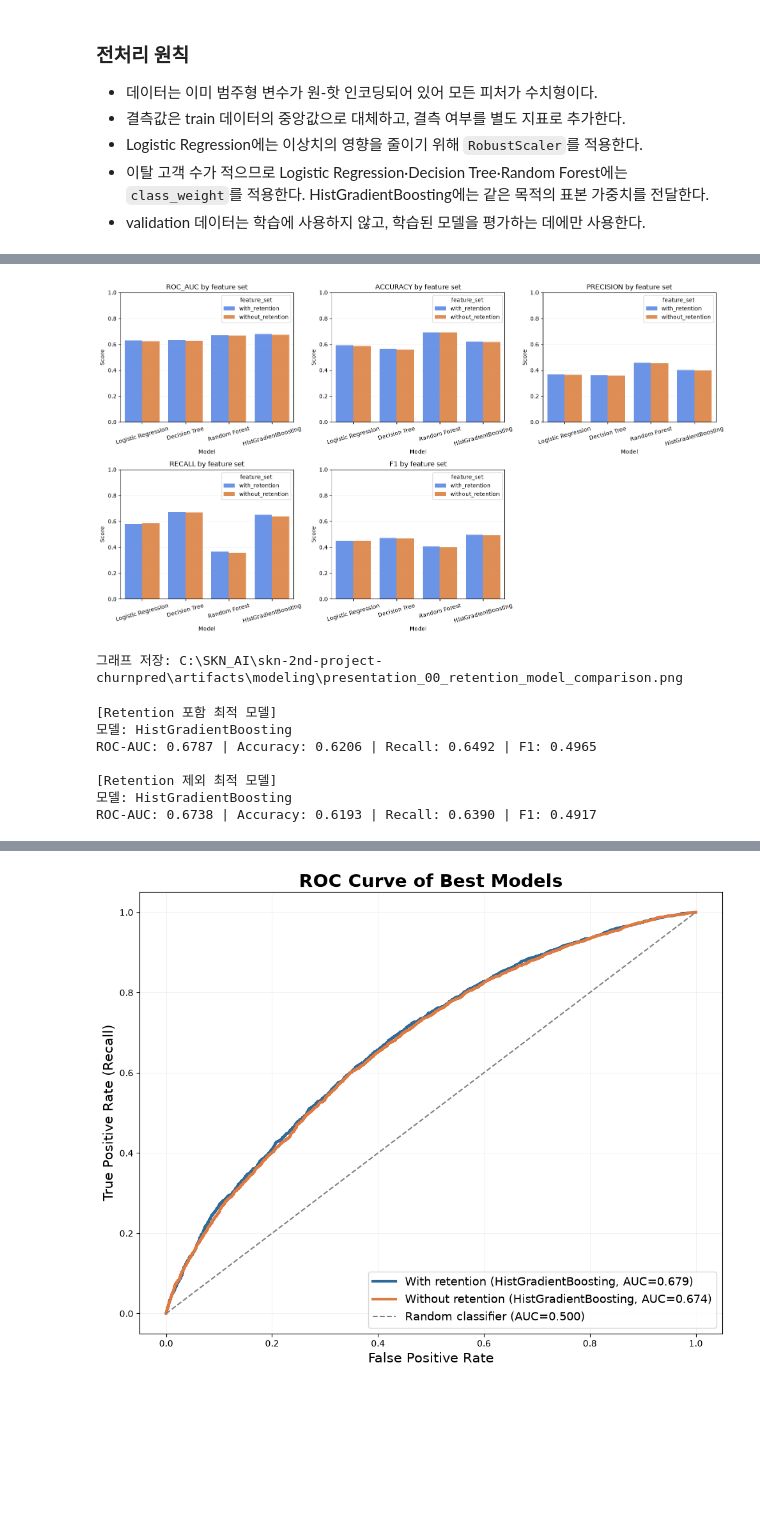
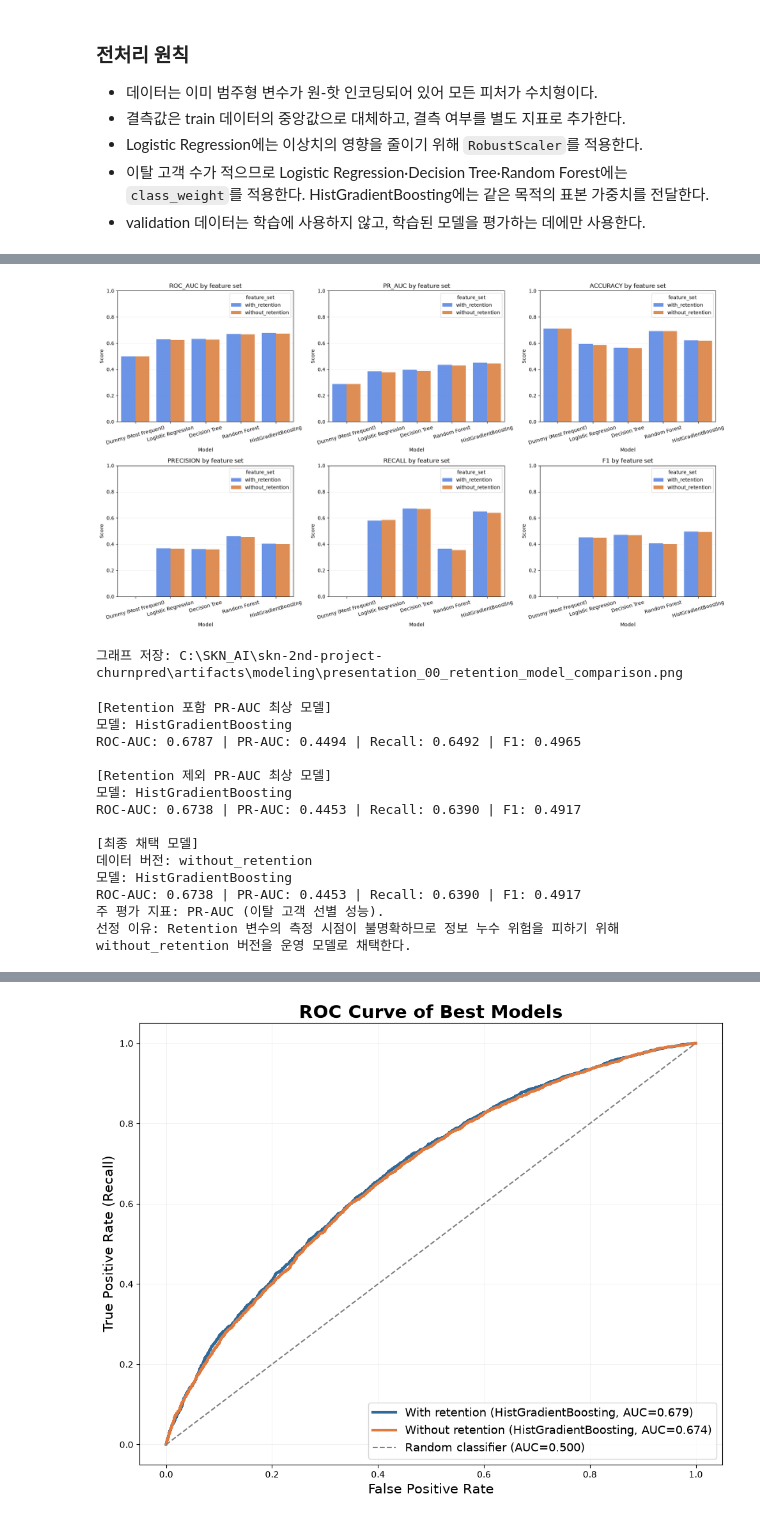
Before and after one commit to skn-2nd-churn-pred/skn-2nd-project-churnpred, a Jupyter notebook: notebooks/02_model.ipynb, the cells around one changed output, grey strips where cells are left out. Cells and saved outputs as stored; diff of their text form; code cells hidden in the pictures; blank space fills up the shorter version.

```diff
--- a/notebooks/02_model.ipynb
+++ b/notebooks/02_model.ipynb
@@ -179,6 +189,10 @@ display(target_summary.round(4))
 def make_models():
     # 두 데이터 버전에 완전히 동일하게 적용할 모델 목록.
     return {
+        "Dummy (Most Frequent)": Pipeline([
+            ("imputer", SimpleImputer(strategy="median", add_indicator=True)),
+            ("model", DummyClassifier(strategy="most_frequent")),
+        ]),
         "Logistic Regression": Pipeline([
             ("imputer", SimpleImputer(strategy="median", add_indicator=True)),
             ("scaler", RobustScaler()),
@@ -254,6 +268,7 @@ def evaluate_feature_set(feature_set: str, X_train, y_train, X_val, y_val):
             "feature_set": feature_set,
             "model": model_name,
             "roc_auc": roc_auc_score(y_val, probability),
+            "pr_auc": average_precision_score(y_val, probability),
             "accuracy": accuracy_score(y_val, prediction),
             "balanced_accuracy": balanced_accuracy_score(y_val, prediction),
             "precision": precision_score(y_val, prediction, zero_division=0),
@@ -336,51 +356,72 @@ display(comparison.round(4))
 # %%
 # 10. 모델 핵심 성능 비교 시각화
 plot_data = results.melt(
     id_vars=["feature_set", "model"],
-    value_vars=["roc_auc", "accuracy", "precision", "recall", "f1"],
+    value_vars=["roc_auc", "pr_auc", "accuracy", "precision", "recall", "f1"],
     var_name="metric",
     value_name="score",
 )
 
-fig, axes = plt.subplots(2, 3, figsize=(16, 9))
-for axis, metric in zip(axes.ravel(), ["roc_auc", "accuracy", "precision", "recall", "f1"]):
+metric_order = ["roc_auc", "pr_auc", "accuracy", "precision", "recall", "f1"]
+fig, axes = plt.subplots(2, 3, figsize=(18, 10))
+for axis, metric in zip(axes.ravel(), metric_order):
     subset = plot_data[plot_data["metric"] == metric]
     sns.barplot(data=subset, x="model", y="score", hue="feature_set", ax=axis)
     axis.set_title(metric.upper() + " by feature set")
     axis.set_xlabel("Model")
     axis.set_ylabel("Score")
     axis.set_ylim(0, 1)
     axis.tick_params(axis="x", rotation=15)
     axis.grid(axis="y", alpha=0.25)
 
-axes[1, 2].axis("off")
 plt.tight_layout()
 figure_path = OUTPUT_DIR / "presentation_00_retention_model_comparison.png"
 plt.savefig(figure_path, dpi=160, bbox_inches="tight")
 plt.show()
 print("그래프 저장:", figure_path)
 # %% [output]
-[figure, old version]
+[figure, new version]
 그래프 저장: C:\SKN_AI\skn-2nd-project-churnpred\artifacts\modeling\presentation_00_retention_model_comparison.png
 # %%
-# 11. 최종 모델 선정 결과
-best_with = results_with.loc[results_with["roc_auc"].idxmax()]
-best_without = results_without.loc[results_without["roc_auc"].idxmax()]
+# 11. 모델 선정 결과 및 최종 운영 모델 확정
+best_with = results_with.loc[results_with["pr_auc"].idxmax()]
+best_without = results_without.loc[results_without["pr_auc"].idxmax()]
 
-print("[Retention 포함 최적 모델]")
+FINAL_FEATURE_SET = "without_retention"
+FINAL_MODEL_NAME = "HistGradientBoosting"
+final_result = results_without.loc[
+    results_without["model"] == FINAL_MODEL_NAME
+].iloc[0]
+
+print("[Retention 포함 PR-AUC 최상 모델]")
 print(f"모델: {best_with['model']}")
-print(f"ROC-AUC: {best_with['roc_auc']:.4f} | Accuracy: {best_with['accuracy']:.4f} | Recall: {best_with['recall']:.4f} | F1: {best_with['f1']:.4f}")
-print("\n[Retention 제외 최적 모델]")
+print(f"ROC-AUC: {best_with['roc_auc']:.4f} | PR-AUC: {best_with['pr_auc']:.4f} | Recall: {best_with['recall']:.4f} | F1: {best_with['f1']:.4f}")
+print()
+print("[Retention 제외 PR-AUC 최상 모델]")
 print(f"모델: {best_without['model']}")
-print(f"ROC-AUC: {best_without['roc_auc']:.4f} | Accuracy: {best_without['accuracy']:.4f} | Recall: {best_without['recall']:.4f} | F1: {best_without['f1']:.4f}")
+print(f"ROC-AUC: {best_without['roc_auc']:.4f} | PR-AUC: {best_without['pr_auc']:.4f} | Recall: {best_without['recall']:.4f} | F1: {best_without['f1']:.4f}")
+print()
+print("[최종 채택 모델]")
+print(f"데이터 버전: {FINAL_FEATURE_SET}")
+print(f"모델: {FINAL_MODEL_NAME}")
+print(f"ROC-AUC: {final_result['roc_auc']:.4f} | PR-AUC: {final_result['pr_auc']:.4f} | Recall: {final_result['recall']:.4f} | F1: {final_result['f1']:.4f}")
+print("주 평가 지표: PR-AUC (이탈 고객 선별 성능).")
+print("선정 이유: Retention 변수의 측정 시점이 불명확하므로 정보 누수 위험을 피하기 위해 without_retention 버전을 운영 모델로 채택한다.")
 # %% [output]
-[Retention 포함 최적 모델]
+[Retention 포함 PR-AUC 최상 모델]
 모델: HistGradientBoosting
-ROC-AUC: 0.6787 | Accuracy: 0.6206 | Recall: 0.6492 | F1: 0.4965
+ROC-AUC: 0.6787 | PR-AUC: 0.4494 | Recall: 0.6492 | F1: 0.4965
 
-[Retention 제외 최적 모델]
+[Retention 제외 PR-AUC 최상 모델]
 모델: HistGradientBoosting
-ROC-AUC: 0.6738 | Accuracy: 0.6193 | Recall: 0.6390 | F1: 0.4917
+ROC-AUC: 0.6738 | PR-AUC: 0.4453 | Recall: 0.6390 | F1: 0.4917
+
+[최종 채택 모델]
+데이터 버전: without_retention
+모델: HistGradientBoosting
+ROC-AUC: 0.6738 | PR-AUC: 0.4453 | Recall: 0.6390 | F1: 0.4917
+주 평가 지표: PR-AUC (이탈 고객 선별 성능).
+선정 이유: Retention 변수의 측정 시점이 불명확하므로 정보 누수 위험을 피하기 위해 without_retention 버전을 운영 모델로 채택한다.
 # %% [markdown]
 ## 발표용 핵심 시각화
 
```
Also changed, not shown: parts of 12 cells of this notebook, 10 other files.
